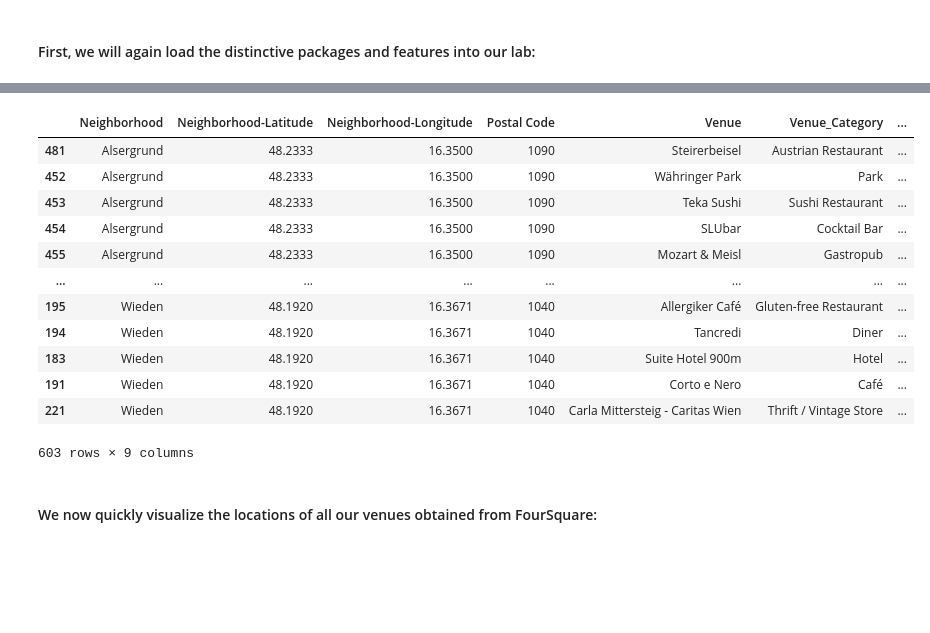
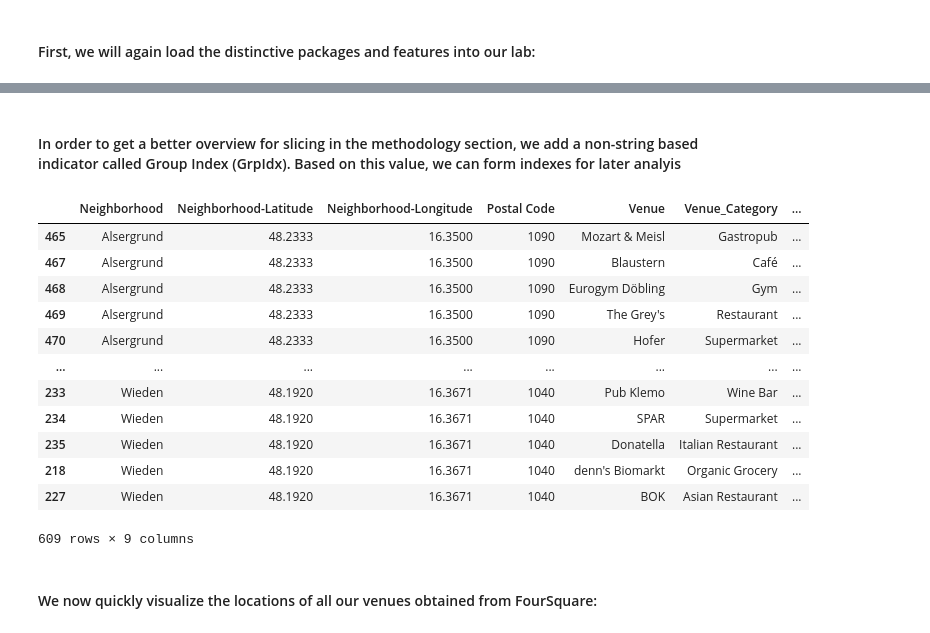
Before and after one commit to NikolasAnic/Coursera-Capstone, a Jupyter notebook: Capstone-Project-Battle-of-neighborhoods.ipynb, the cells around one changed output, grey strips where cells are left out. Drawn from its saved outputs; the diff is of its cells as text; code cells hidden in the pictures; blank space fills up the shorter version.

```diff
--- a/Capstone-Project-Battle-of-neighborhoods.ipynb
+++ b/Capstone-Project-Battle-of-neighborhoods.ipynb
@@ -176,20 +187,23 @@ vienna_total
+# %% [markdown]
+#### In order to get a better overview for slicing in the methodology section, we add a non-string based indicator called Group Index (GrpIdx). Based on this value, we can form indexes for later analyis
 # %%
 Vienna['GrpIdx'] = Vienna['Neighborhood'].rank(method='dense').astype(int)
 Vienna.sort_values("Neighborhood", inplace = True)
+Vienna
 # %% [output]
 |  | Neighborhood | Neighborhood-Latitude | Neighborhood-Longitude | Postal Code | Venue | Venue_Category | ... |
-| 481 | Alsergrund | 48.2333 | 16.3500 | 1090 | Steirerbeisel | Austrian Restaurant | ... |
-| 452 | Alsergrund | 48.2333 | 16.3500 | 1090 | Währinger Park | Park | ... |
-| 453 | Alsergrund | 48.2333 | 16.3500 | 1090 | Teka Sushi | Sushi Restaurant | ... |
-| 454 | Alsergrund | 48.2333 | 16.3500 | 1090 | SLUbar | Cocktail Bar | ... |
-| 455 | Alsergrund | 48.2333 | 16.3500 | 1090 | Mozart & Meisl | Gastropub | ... |
+| 465 | Alsergrund | 48.2333 | 16.3500 | 1090 | Mozart & Meisl | Gastropub | ... |
+| 467 | Alsergrund | 48.2333 | 16.3500 | 1090 | Blaustern | Café | ... |
+| 468 | Alsergrund | 48.2333 | 16.3500 | 1090 | Eurogym Döbling | Gym | ... |
+| 469 | Alsergrund | 48.2333 | 16.3500 | 1090 | The Grey's | Restaurant | ... |
+| 470 | Alsergrund | 48.2333 | 16.3500 | 1090 | Hofer | Supermarket | ... |
 | ... | ... | ... | ... | ... | ... | ... | ... |
-| 195 | Wieden | 48.1920 | 16.3671 | 1040 | Allergiker Café | Gluten-free Restaurant | ... |
-| 194 | Wieden | 48.1920 | 16.3671 | 1040 | Tancredi | Diner | ... |
-| 183 | Wieden | 48.1920 | 16.3671 | 1040 | Suite Hotel 900m | Hotel | ... |
-| 191 | Wieden | 48.1920 | 16.3671 | 1040 | Corto e Nero | Café | ... |
-| 221 | Wieden | 48.1920 | 16.3671 | 1040 | Carla Mittersteig - Caritas Wien | Thrift / Vintage Store | ... |
+| 233 | Wieden | 48.1920 | 16.3671 | 1040 | Pub Klemo | Wine Bar | ... |
+| 234 | Wieden | 48.1920 | 16.3671 | 1040 | SPAR | Supermarket | ... |
+| 235 | Wieden | 48.1920 | 16.3671 | 1040 | Donatella | Italian Restaurant | ... |
+| 218 | Wieden | 48.1920 | 16.3671 | 1040 | denn's Biomarkt | Organic Grocery | ... |
+| 227 | Wieden | 48.1920 | 16.3671 | 1040 | BOK | Asian Restaurant | ... |
-603 rows × 9 columns
+609 rows × 9 columns
 # %% [markdown]
 #### We now quickly visualize the locations of all our venues obtained from FourSquare:
 # %%
```
Also changed, not shown: parts of 61 cells of this notebook, 2 other files.
